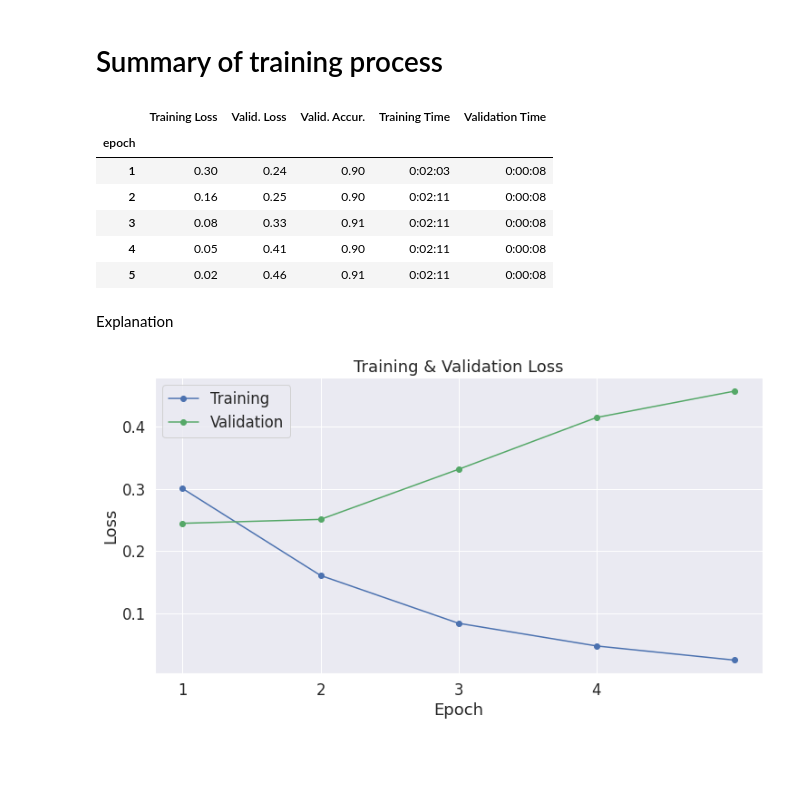
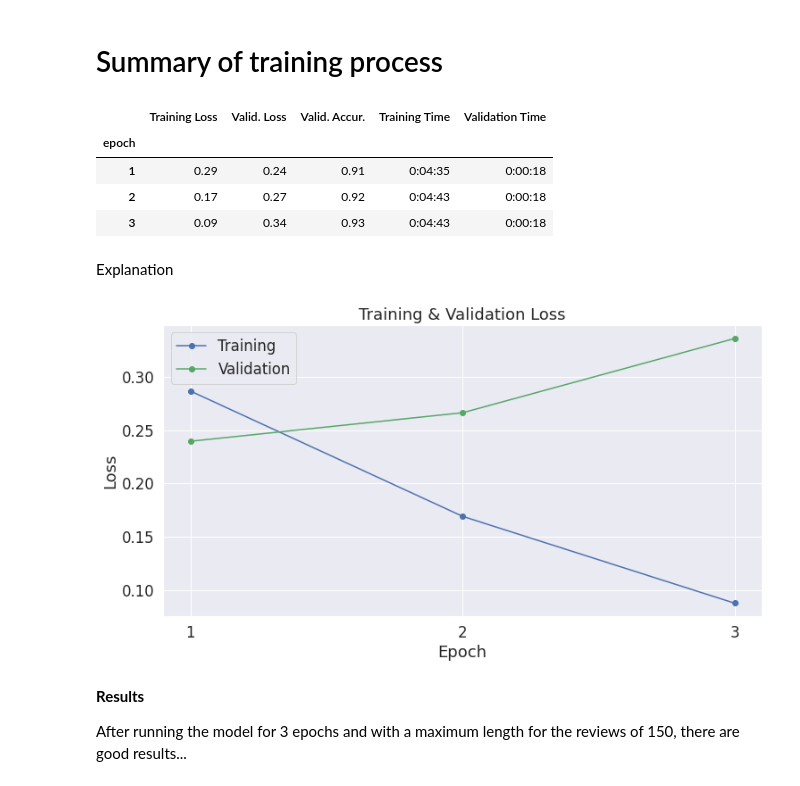
Before and after one commit to lupis30puc/yelp_bert_random_forest, a Jupyter notebook: Yelp_polarity_trainning_BERT.ipynb, the cells around one changed output. Drawn from its saved outputs; the diff is of its cells as text; code cells hidden in the pictures; blank space fills up the shorter version.

```diff
--- a/Yelp_polarity_trainning_BERT.ipynb
+++ b/Yelp_polarity_trainning_BERT.ipynb
@@ -253,3 +232,7 @@ torch.save(test_dataset, '/content/drive/MyDrive/Yelp/sample_yelp_tensors/_test'
+# %%
+train_dataset = torch.load('/content/drive/MyDrive/Yelp/tensors_yelp/_train_150')
+val_dataset = torch.load( '/content/drive/MyDrive/Yelp/tensors_yelp/_validation_150')
+test_dataset = torch.load( '/content/drive/MyDrive/Yelp/tensors_yelp/_test_150')
 # %%
 train_dataset[0]
 # %% [output]
@@ -270,7 +259,7 @@ from torch.utils.data import DataLoader, RandomSampler, SequentialSampler
 # The DataLoader needs to know our batch size for training, so we specify it
 # here. For fine-tuning BERT on a specific task, the authors recommend a batch
 # size of 16 or 32.
-batch_size = 32
+batch_size = 16
 
 # Create the DataLoaders for our training and validation sets.
 # We'll take training samples in random order.
@@ -322,9 +311,7 @@ optimizer = AdamW(model.parameters(),
 from transformers import get_linear_schedule_with_warmup
 
 # Number of training epochs. The BERT authors recommend between 2 and 4.
-# We chose to run for 4, but we'll see later that this may be over-fitting the
-# training data.
-epochs = 5
+epochs = 3
 
 # Total number of training steps is [number of batches] x [number of epochs].
 # (Note that this is not the same as the number of training samples).
@@ -597,54 +656,54 @@ torch.save(model, '/content/drive/MyDrive/Yelp/model_save/model-08-JAN')
 # %% [markdown]
 # Summary of training process
 # %%
+# for max length = 150 and 3 epochs and batch size = 16
 # Display floats with two decimal places.
 pd.set_option('precision', 2)
 
 # Create a DataFrame from our training statistics.
-df_stats = pd.DataFrame(data=training_stats)
+df_stats_ = pd.DataFrame(data=training_stats)
 
 # Use the 'epoch' as the row index.
-df_stats = df_stats.set_index('epoch')
+df_stats_ = df_stats_.set_index('epoch')
 
 # A hack to force the column headers to wrap.
 #df = df.style.set_table_styles([dict(selector="th",props=[('max-width', '70px')])])
 
 # Display the table.
-df_stats
+df_stats_
 # %% [output]
 |  | Training Loss | Valid. Loss | Valid. Accur. | Training Time | Validation Time |
 | epoch |  |  |  |  |  |
-| 1 | 0.30 | 0.24 | 0.90 | 0:02:03 | 0:00:08 |
-| 2 | 0.16 | 0.25 | 0.90 | 0:02:11 | 0:00:08 |
-| 3 | 0.08 | 0.33 | 0.91 | 0:02:11 | 0:00:08 |
-| 4 | 0.05 | 0.41 | 0.90 | 0:02:11 | 0:00:08 |
-| 5 | 0.02 | 0.46 | 0.91 | 0:02:11 | 0:00:08 |
+| 1 | 0.29 | 0.24 | 0.91 | 0:04:35 | 0:00:18 |
+| 2 | 0.17 | 0.27 | 0.92 | 0:04:43 | 0:00:18 |
+| 3 | 0.09 | 0.34 | 0.93 | 0:04:43 | 0:00:18 |
 # %% [markdown]
 Explanation
 # %%
-import matplotlib.pyplot as plt
-% matplotlib inline
-
-import seaborn as sns
+# reults of max length= 150 and epochs= 3 batch size = 16
 
 # Use plot styling from seaborn.
 sns.set(style='darkgrid')
 
 # Increase the plot size and font size.
 sns.set(font_scale=1.5)
 plt.rcParams["figure.figsize"] = (12,6)
 
 # Plot the learning curve.
-plt.plot(df_stats['Training Loss'], 'b-o', label="Training")
-plt.plot(df_stats['Valid. Loss'], 'g-o', label="Validation")
+plt.plot(df_stats_['Training Loss'], 'b-o', label="Training")
+plt.plot(df_stats_['Valid. Loss'], 'g-o', label="Validation")
 
 # Label the plot.
 plt.title("Training & Validation Loss")
 plt.xlabel("Epoch")
 plt.ylabel("Loss")
 plt.legend()
-plt.xticks([1, 2, 3, 4])
+plt.xticks([1, 2, 3])
 
 plt.show()
 # %% [output]
-[figure, old version]
+[figure, new version]
+# %% [markdown]
+**Results**
+
+After running the model for 3 epochs and with a maximum length for the reviews of 150, there are good results...
```
Also changed, not shown: parts of 30 cells of this notebook.
